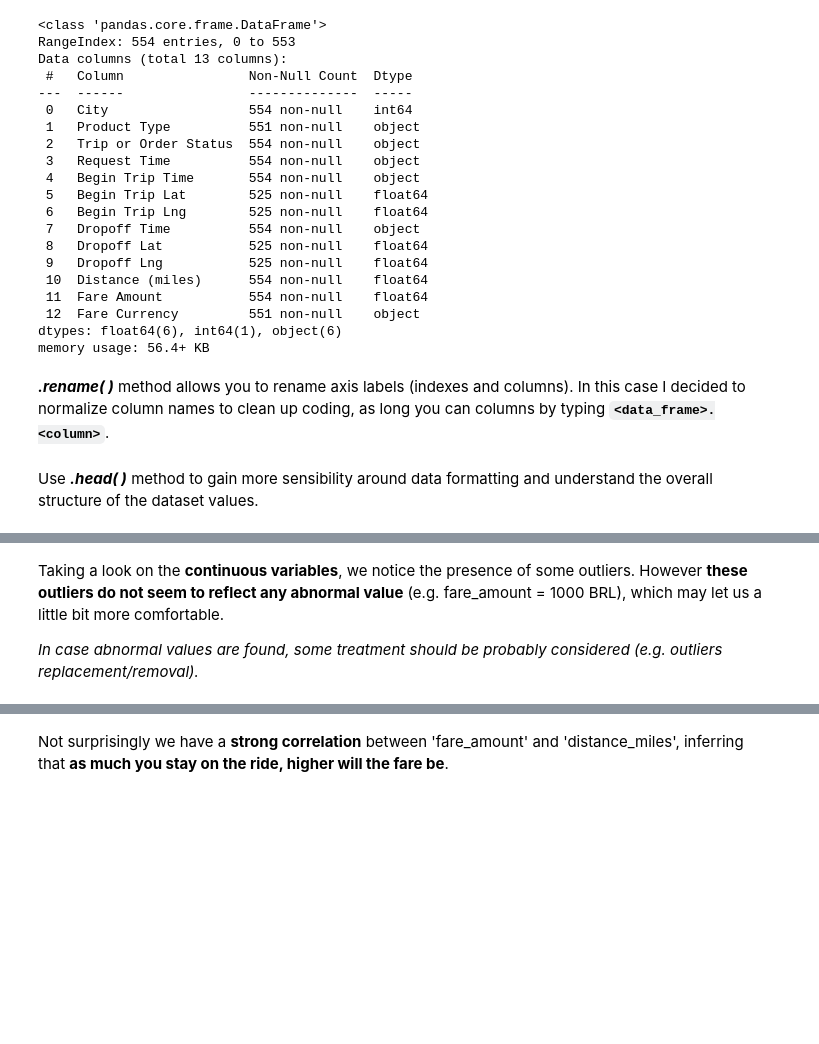
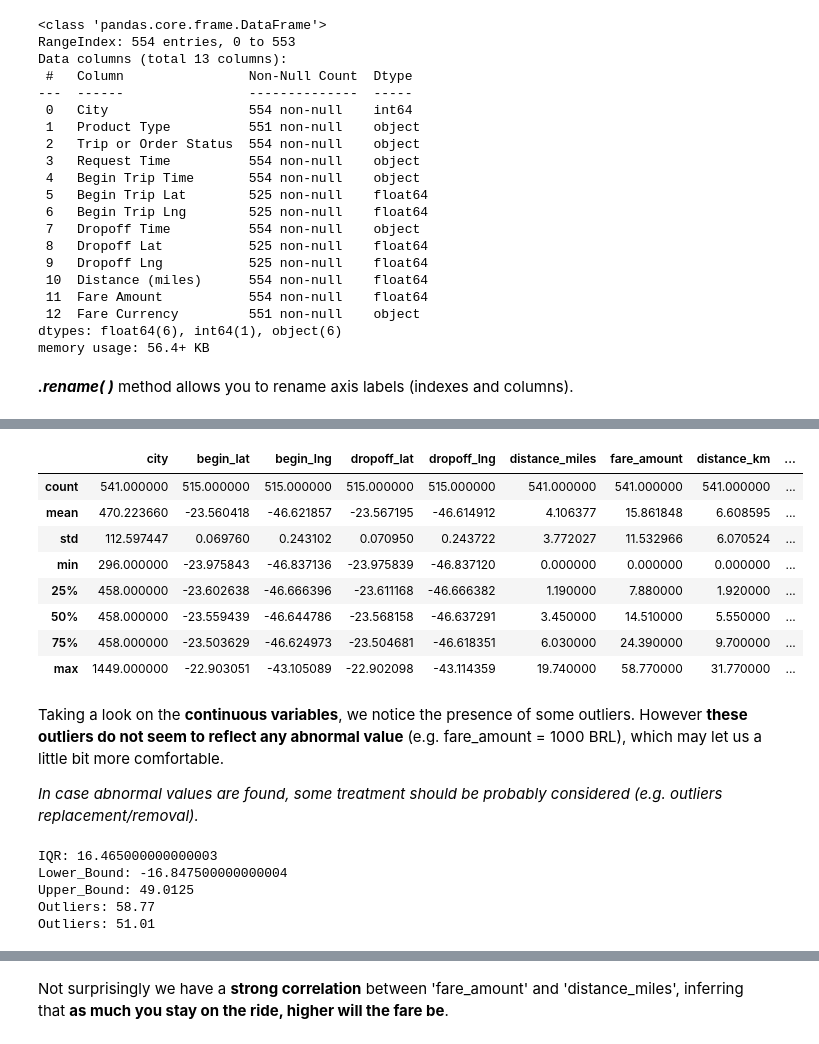
Before and after one commit to ShyamKrishna122/FODS_CASE_STUDY, a Jupyter notebook: FODS_Case_Study.ipynb, the cells around one changed output, grey strips where cells are left out. Drawn from its saved outputs; the diff is of its cells as text; code cells hidden in the pictures; blank space fills up the shorter version.

````diff
--- a/FODS_Case_Study.ipynb
+++ b/FODS_Case_Study.ipynb
@@ -49,14 +49,12 @@ Data columns (total 13 columns):
 dtypes: float64(6), int64(1), object(6)
 memory usage: 56.4+ KB
 # %% [markdown]
-***.rename( )*** method allows you to rename axis labels (indexes and columns). In this case I decided to normalize column names to clean up coding, as long you can columns by typing **```<data_frame>.<column>```**.
+***.rename( )*** method allows you to rename axis labels (indexes and columns).
 # %%
 rides.rename(columns={'Trip or Order Status': 'status', 'Request Time': 'request_time','Product Type':'product_type','Begin Trip Time':'begin_time',
                       'Begin Trip Lat':'begin_lat','Begin Trip Lng':'begin_lng','Dropoff Time':'dropoff_time','Dropoff Lat':'dropoff_lat',
                       'Dropoff Lng':'dropoff_lng','Distance (miles)':'distance_miles','Fare Amount':'fare_amount',
                       'Fare Currency':'fare_currency','City':'city'}, inplace=True)
-# %% [markdown]
-Use ***.head( )*** method to gain more sensibility around data formatting and understand the overall structure of the dataset values.
 # %%
 rides.head()
 # %% [output]
@@ -66,8 +64,49 @@ rides.head()
 | 2 | 458 | VIP | COMPLETED | 2021-01-03 00:23:22 +0000 UTC | 2021-01-03 00:33:00 +0000 UTC | -23.626593 | -46.659410 | 2021-01-03 00:50:56 +0000 UTC | ... |
 | 3 | 458 | VIP | COMPLETED | 2020-12-11 23:16:33 +0000 UTC | 2020-12-11 23:27:32 +0000 UTC | -23.559410 | -46.666435 | 2020-12-12 00:32:47 +0000 UTC | ... |
 | 4 | 458 | VIP | COMPLETED | 2020-12-11 00:35:46 +0000 UTC | 2020-12-11 00:46:46 +0000 UTC | -23.584846 | -46.663590 | 2020-12-11 00:57:57 +0000 UTC | ... |
+# %%
+rides.describe()
+# %% [output]
+|  | city | begin_lat | begin_lng | dropoff_lat | dropoff_lng | distance_miles | fare_amount | distance_km | ... |
+| count | 541.000000 | 515.000000 | 515.000000 | 515.000000 | 515.000000 | 541.000000 | 541.000000 | 541.000000 | ... |
+| mean | 470.223660 | -23.560418 | -46.621857 | -23.567195 | -46.614912 | 4.106377 | 15.861848 | 6.608595 | ... |
+| std | 112.597447 | 0.069760 | 0.243102 | 0.070950 | 0.243722 | 3.772027 | 11.532966 | 6.070524 | ... |
+| min | 296.000000 | -23.975843 | -46.837136 | -23.975839 | -46.837120 | 0.000000 | 0.000000 | 0.000000 | ... |
+| 25% | 458.000000 | -23.602638 | -46.666396 | -23.611168 | -46.666382 | 1.190000 | 7.880000 | 1.920000 | ... |
+| 50% | 458.000000 | -23.559439 | -46.644786 | -23.568158 | -46.637291 | 3.450000 | 14.510000 | 5.550000 | ... |
+| 75% | 458.000000 | -23.503629 | -46.624973 | -23.504681 | -46.618351 | 6.030000 | 24.390000 | 9.700000 | ... |
+| max | 1449.000000 | -22.903051 | -43.105089 | -22.902098 | -43.114359 | 19.740000 | 58.770000 | 31.770000 | ... |
 # %% [markdown]
 Taking a look on the **continuous variables**, we notice the presence of some outliers. However **these outliers do not seem to reflect any abnormal value** (e.g. fare_amount = 1000 BRL), which may let us a little bit more comfortable.
 
 *In case abnormal values are found, some treatment should be probably considered (e.g. outliers replacement/removal).*
+# %%
+df2 = rides[rides.product_type!='UberEATS Marketplace']
+a = df2['fare_amount'].tolist()
+q1 = np.quantile(a,0.25)
+q3 = np.quantile(a,0.75)
+
+med = np.median(a)
+
+iqr = q3-q1
+
+print("IQR:",iqr)
+
+u_b = q3+(1.5*iqr)
+l_b = q1-(1.5*iqr)
+
+print("Lower_Bound:",l_b)
+
+print("Upper_Bound:",u_b)
+
+
+for i in a:
+  if(i<=l_b or i>=u_b):
+    print("Outliers:",i)
+# %% [output]
+IQR: 16.465000000000003
+Lower_Bound: -16.847500000000004
+Upper_Bound: 49.0125
+Outliers: 58.77
+Outliers: 51.01
 # %%
````
Also changed, not shown: parts of 15 cells of this notebook.
